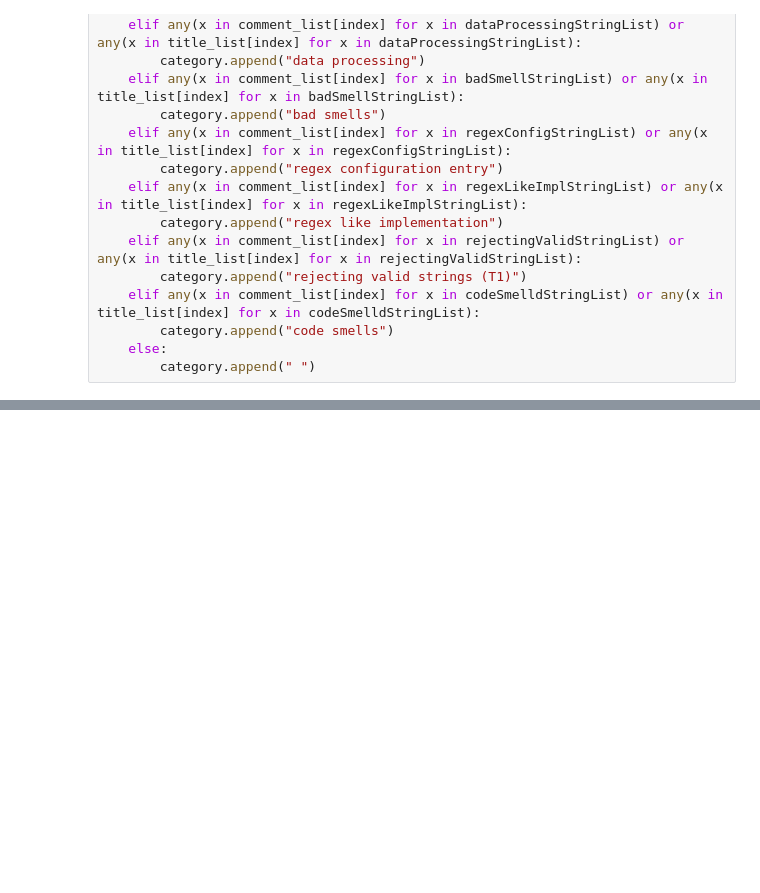
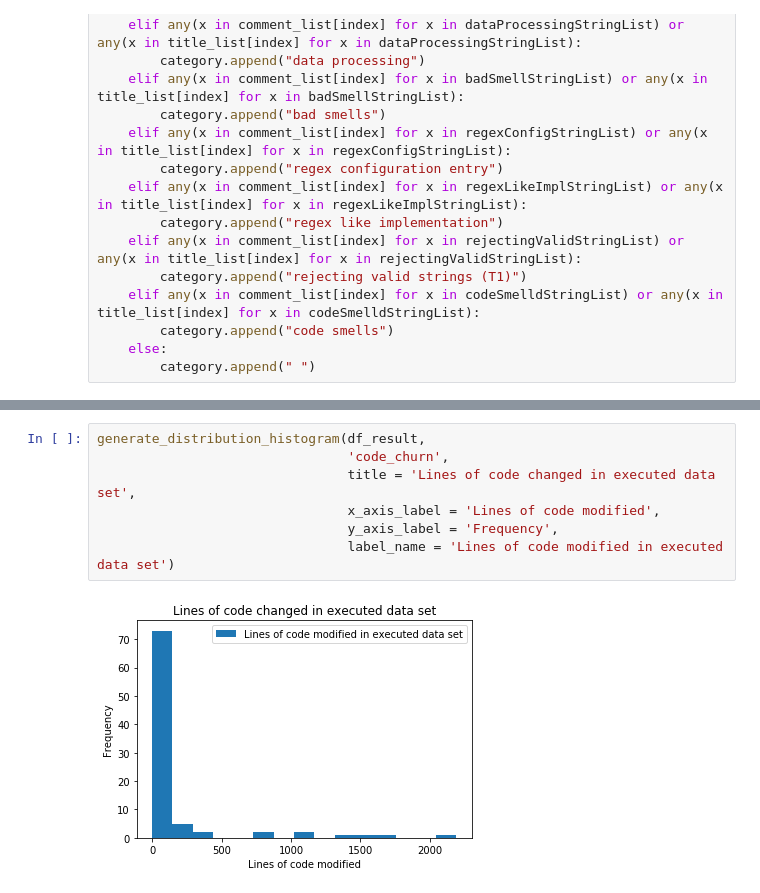
Before and after one commit to AnoopKiranAM/MSR_Assignment2, a Jupyter notebook: process/MSR_assignment-2.ipynb, the cells around one changed output, grey strips where cells are left out. Saved outputs shown, nothing was run; the diff lists cells and outputs as text; blank space fills up the shorter version.

```diff
--- a/process/MSR_assignment-2.ipynb
+++ b/process/MSR_assignment-2.ipynb
@@ -295,0 +348,9 @@ UnknownObjectException: 404 {"message": "Not Found", "documentation_url": "https
+# %%
+generate_distribution_histogram(df_result,
+                                'code_churn',
+                                title = 'Lines of code changed in executed data set',
+                                x_axis_label = 'Lines of code modified',
+                                y_axis_label = 'Frequency',
+                                label_name = 'Lines of code modified in executed data set')
+# %% [output]
+[figure, added]
```
Also changed, not shown: parts of 39 cells of this notebook.
